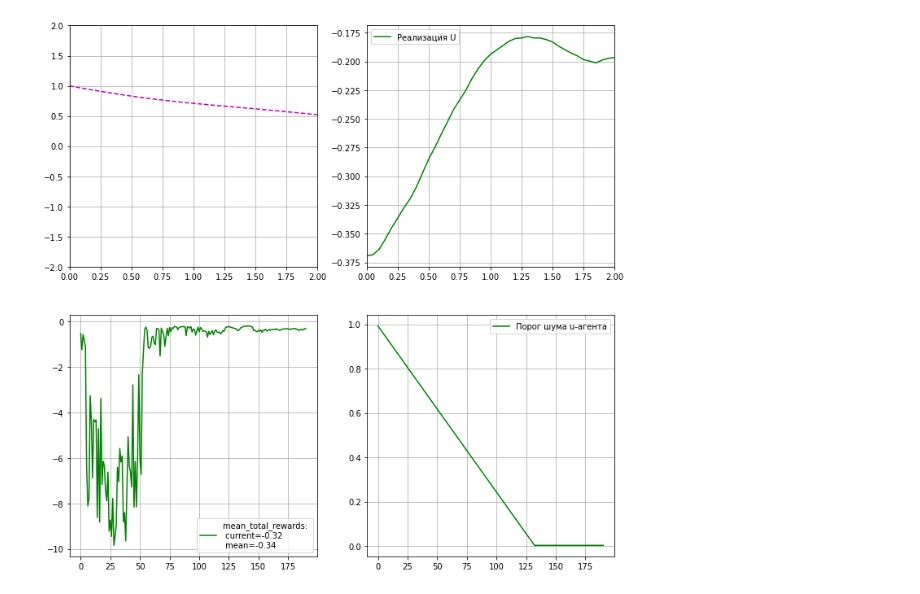
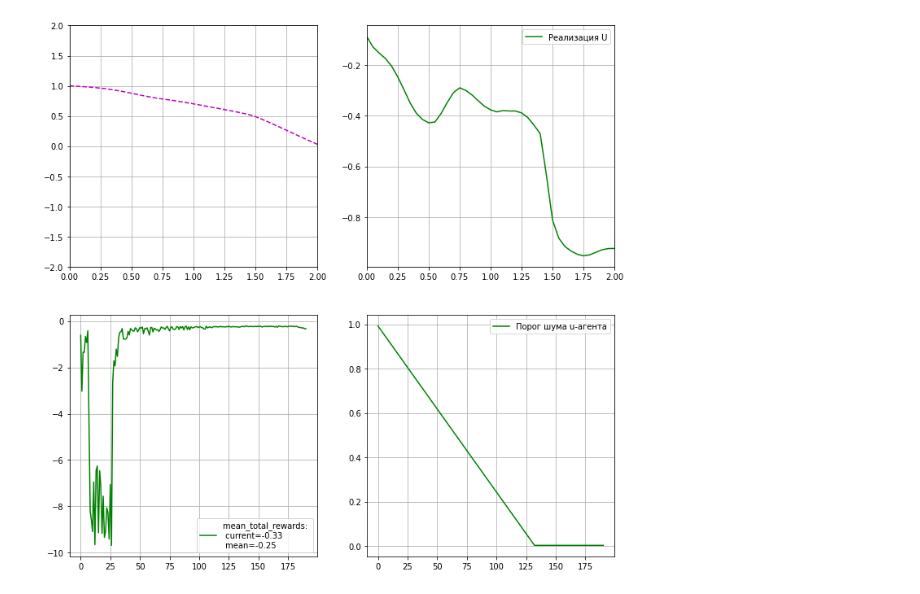
Before and after one commit to imm-rl-lab/reinforcement_learning_baseline, a Jupyter notebook: Testing/SimpleControlProblem-DDPG.ipynb, the cells around one changed output. Cells and saved outputs as stored; diff of their text form; code cells hidden in the pictures.

```diff
--- a/Testing/SimpleControlProblem-DDPG.ipynb
+++ b/Testing/SimpleControlProblem-DDPG.ipynb
@@ -1,31 +1,31 @@
 # %%
 import os, sys
 sys.path.insert(0, os.path.abspath('..'))
 import torch.nn as nn
 from Environments.SimpleControlProblem.SimpleControlProblem import SimpleControlProblem
 from Environments.SimpleControlProblem.SimpleControlProblemVisualizer import SimpleControlProblemVisualizer
 from Agents.DDPG import DDPG
 from Agents.Utilities.SequentialNetwork import SequentialNetwork
 from Agents.Utilities.Noises import OUNoise
 from Solvers import OneAgentSolver as solver
 %load_ext autoreload
 %autoreload 2
 
 #learning parameters
-episode_n = 200
+episode_n = 201
 
 #environment initialization
 env = SimpleControlProblem()
 
 #agent initialization
-q_model = SequentialNetwork([env.state_dim + env.action_dim, 128, 1])
-pi_model = SequentialNetwork([env.state_dim, 128, env.action_dim], output_activation=nn.Tanh())
+q_model = SequentialNetwork([env.state_dim + env.action_dim, 256, 128, 1])
+pi_model = SequentialNetwork([env.state_dim, 256, 128, env.action_dim], output_activation=nn.Tanh())
 noise = OUNoise(action_dim=env.action_dim, threshold_decrease=1.5/episode_n)
 agent = DDPG(env.action_min, env.action_max, q_model, pi_model, noise,
-             q_model_lr=1e-3, pi_model_lr=1e-4, gamma=1, batch_size=64, tau=1e-3)
+             q_model_lr=1e-3, pi_model_lr=1e-3, gamma=1, batch_size=256, tau=1e-2)
 
 #learning
 visualizer = SimpleControlProblemVisualizer(waiting_for_show=10)
-solver.go(env, agent, episode_n=episode_n, show=visualizer.show, agent_learning='online')
+solver.go(env, agent, episode_n=episode_n, show=visualizer.show)
 # %% [output]
-[figure, old version]
+[figure, new version]
```
